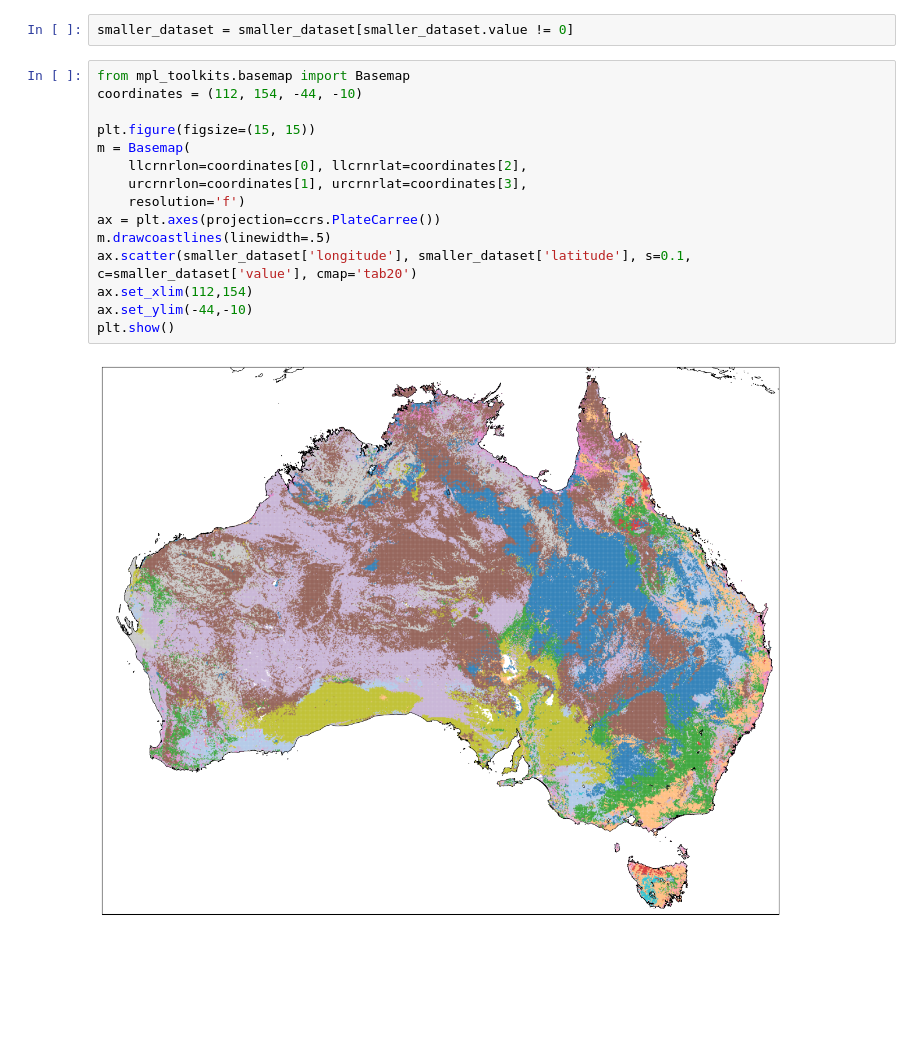
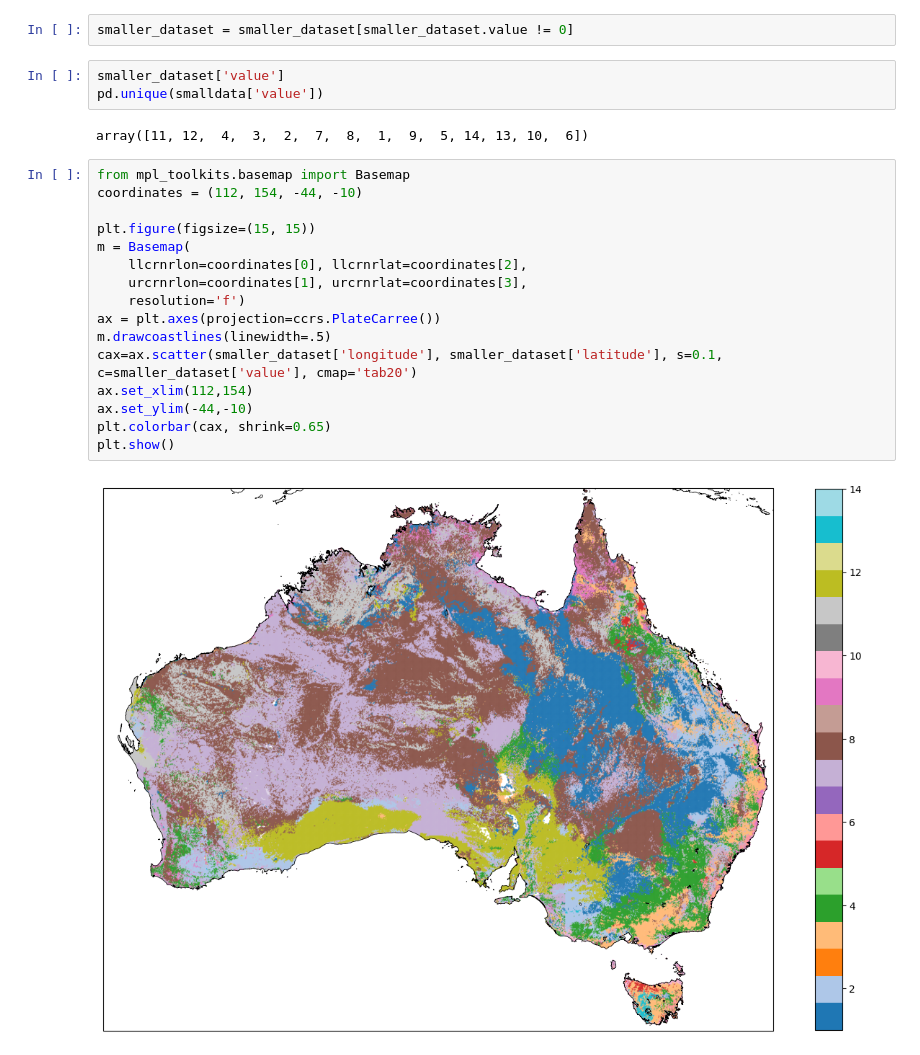
Before and after one commit to Matei-Stoica-Uni/Capstone-Case-Study---Australia, a Jupyter notebook: extracting new soil data.ipynb, the cells around one changed output. Saved outputs shown, nothing was run; the diff lists cells and outputs as text; blank space fills up the shorter version.

```diff
--- a/extracting new soil data.ipynb
+++ b/extracting new soil data.ipynb
@@ -106,20 +61,26 @@ smaller_dataset['latitude']=smaller_dataset.index
 smaller_dataset = smaller_dataset.melt(id_vars='latitude', var_name='longitude')
 # %%
 smaller_dataset = smaller_dataset[smaller_dataset.value != 0]
+# %%
+smaller_dataset['value']
+pd.unique(smalldata['value'])
+# %% [output]
+array([11, 12,  4,  3,  2,  7,  8,  1,  9,  5, 14, 13, 10,  6])
 # %%
 from mpl_toolkits.basemap import Basemap
 coordinates = (112, 154, -44, -10)
 
 plt.figure(figsize=(15, 15))
 m = Basemap(
     llcrnrlon=coordinates[0], llcrnrlat=coordinates[2],
     urcrnrlon=coordinates[1], urcrnrlat=coordinates[3],
     resolution='f')
 ax = plt.axes(projection=ccrs.PlateCarree())
 m.drawcoastlines(linewidth=.5)
-ax.scatter(smaller_dataset['longitude'], smaller_dataset['latitude'], s=0.1, c=smaller_dataset['value'], cmap='tab20')
+cax=ax.scatter(smaller_dataset['longitude'], smaller_dataset['latitude'], s=0.1, c=smaller_dataset['value'], cmap='tab20')
 ax.set_xlim(112,154)
 ax.set_ylim(-44,-10)
+plt.colorbar(cax, shrink=0.65)
 plt.show()
 # %% [output]
-[figure, old version]
+[figure, new version]
```
Also changed, not shown: parts of 15 cells of this notebook, 3 other files.
